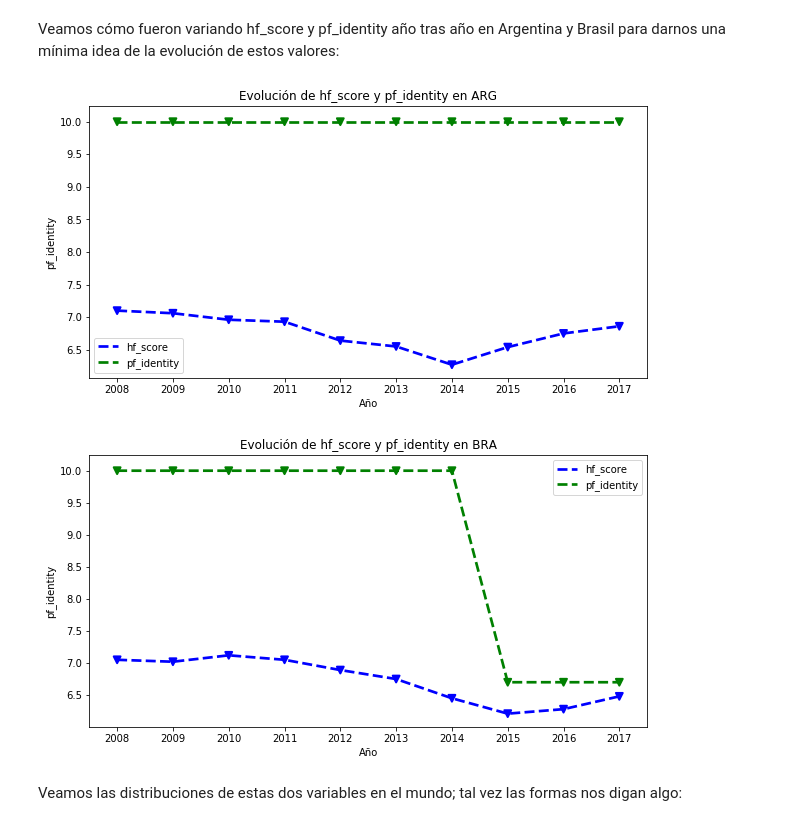
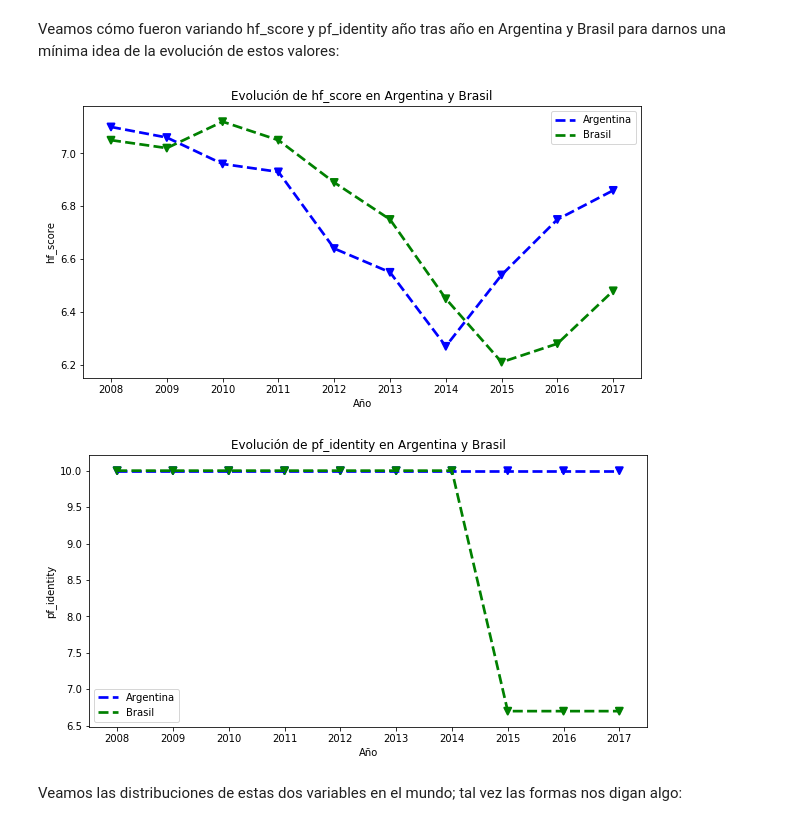
Before and after one commit to egarrigo/diplomatura-data_science-IA, a Jupyter notebook: Trabajo_Practico_1/practico.ipynb, the cells around one changed output. Cells and saved outputs as stored; diff of their text form; code cells hidden in the pictures.

```diff
--- a/Trabajo_Practico_1/practico.ipynb
+++ b/Trabajo_Practico_1/practico.ipynb
@@ -200,26 +200,27 @@ for cat_col_name in cat_cols:
 # %% [markdown]
 Veamos cómo fueron variando hf_score y pf_identity año tras año en Argentina y Brasil para darnos una mínima idea de la evolución de estos valores:
 # %%
-for country_code in ['ARG', 'BRA']:
-    data_from_country = dataset[dataset.ISO_code == country_code]
+arg_data = dataset[dataset.ISO_code == 'ARG']
+bra_data = dataset[dataset.ISO_code == 'BRA']
 
+for col_name in ['hf_score', 'pf_identity']:
     plt.figure(figsize=(10, 5))
-    seaborn.pointplot(data=data_from_country,
-                      x='year', y='hf_score',
+    seaborn.pointplot(data=arg_data,
+                      x='year', y=col_name,
                       dodge=True, ci=None,
                       markers='v', linestyles='--', errwidth=1, capsize=0.2,
                       color='blue')
-    seaborn.pointplot(data=data_from_country,
-                      x='year', y='pf_identity',
+    seaborn.pointplot(data=bra_data,
+                      x='year', y=col_name,
                       dodge=True, ci=None,
                       markers='v', linestyles='--', errwidth=1, capsize=0.2,
                       color='green')
     plt.xlabel('Año')
-    plt.title('Evolución de hf_score y pf_identity en {}'.format(country_code))
-    plt.legend(labels=['hf_score', 'pf_identity'])
+    plt.title('Evolución de {} en Argentina y Brasil'.format(col_name))
+    plt.legend(labels=['Argentina', 'Brasil'])
 # %% [output]
-[figure, old version]
+[figure, new version]
-[figure, old version]
+[figure, new version]
 # %% [markdown]
 Veamos las distribuciones de estas dos variables en el mundo; tal vez las formas nos digan algo:
 # %%
```
